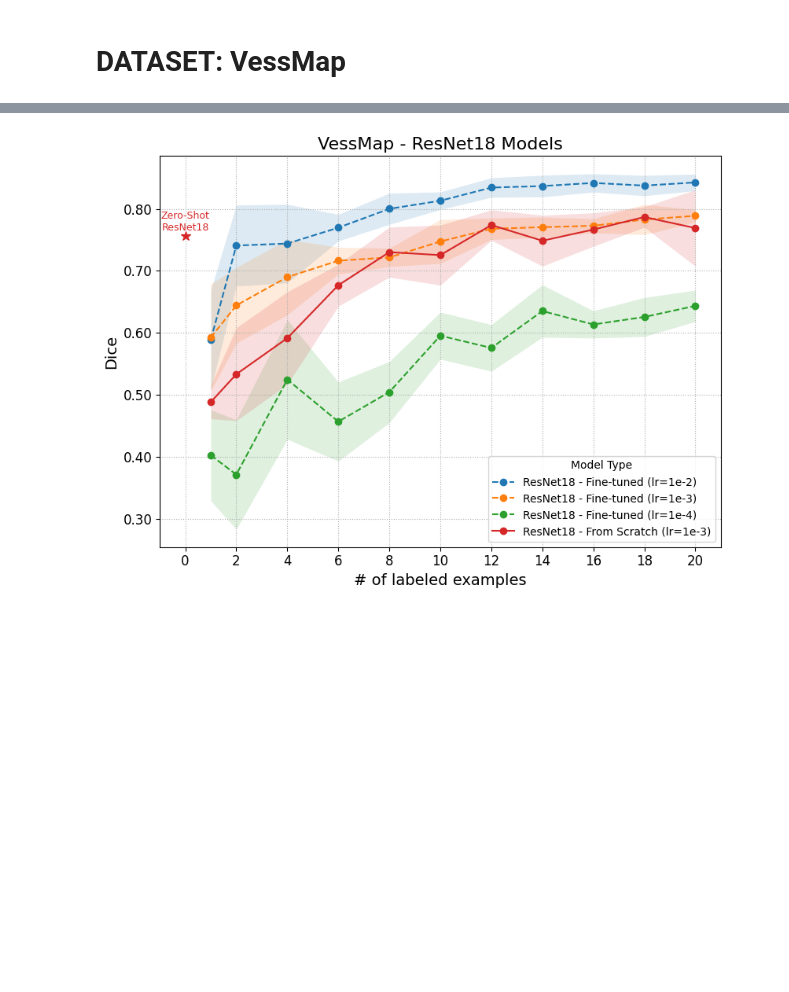
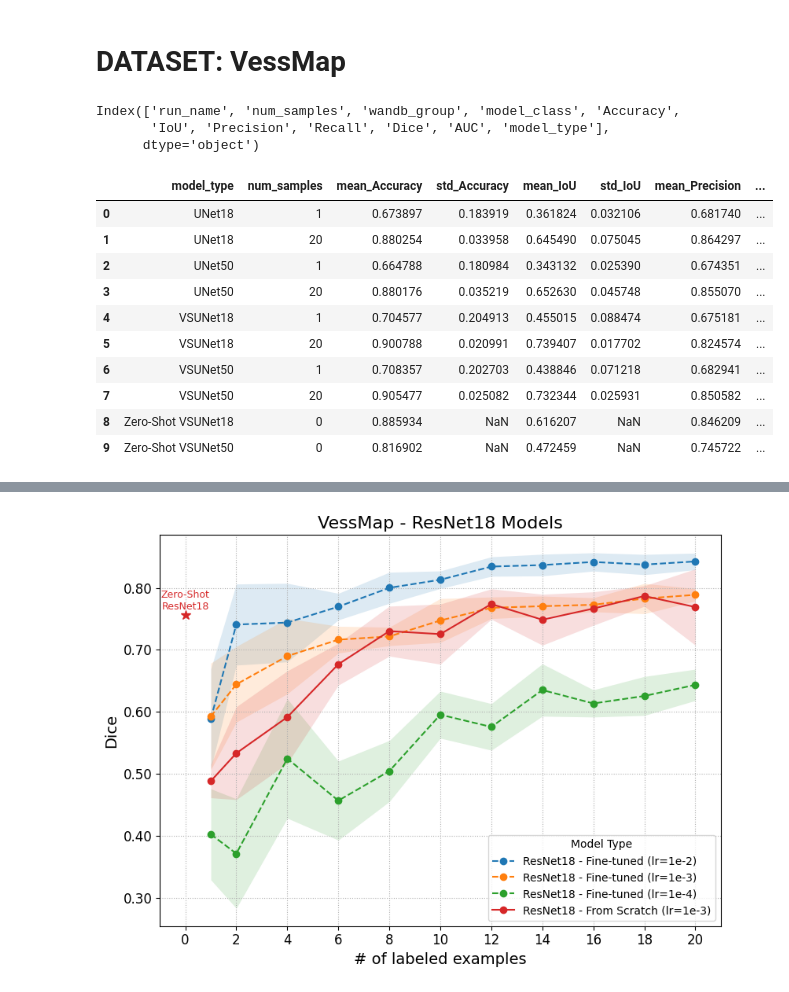
Before and after one commit to galvaowesley/vess-shape-experiments, a Jupyter notebook: 04_evaluation/models_evalation.ipynb, the cells around one changed output, grey strips where cells are left out. Drawn from its saved outputs; the diff is of its cells as text; code cells hidden in the pictures; blank space fills up the shorter version.

```diff
--- a/04_evaluation/models_evalation.ipynb
+++ b/04_evaluation/models_evalation.ipynb
@@ -40,22 +37,22 @@ vessmap_rnet_zeroshot = pd.read_csv(os.path.join(vessmap_zeroshot_path, 'zero_sh
 vessmap_rnet18_zeroshot = vessmap_rnet_zeroshot.loc[vessmap_rnet_zeroshot['model_class']=='resnet18_unet'].copy()
 vessmap_rnet50_zeroshot = vessmap_rnet_zeroshot.loc[vessmap_rnet_zeroshot['model_class']=='resnet50_unet'].copy()
 
-vessmap_rnet18_ft_lr_1e2['model_type'] = 'ResNet18 - Fine-tuned'
-vessmap_rnet18_ft_lr_1e3['model_type'] = 'ResNet18 - Fine-tuned'
-vessmap_rnet18_ft_lr_1e4['model_type'] = 'ResNet18 - Fine-tuned'
+vessmap_rnet18_ft_lr_1e2['model_type'] = 'VSUNet18'
+vessmap_rnet18_ft_lr_1e3['model_type'] = 'VSUNet18'
+vessmap_rnet18_ft_lr_1e4['model_type'] = 'VSUNet18'
 
-vessmap_rnet50_ft_lr_1e2['model_type'] = 'ResNet50 - Fine-tuned'
-vessmap_rnet50_ft_lr_1e3['model_type'] = 'ResNet50 - Fine-tuned'
-vessmap_rnet50_ft_lr_1e4['model_type'] = 'ResNet50 - Fine-tuned'
+vessmap_rnet50_ft_lr_1e2['model_type'] = 'VSUNet50'
+vessmap_rnet50_ft_lr_1e3['model_type'] = 'VSUNet50'
+vessmap_rnet50_ft_lr_1e4['model_type'] = 'VSUNet50'
 
-vessmap_rnet50_scratch['model_type'] = 'ResNet50 - From Scratch'
-vessmap_rnet18_scratch['model_type'] = 'ResNet18 - From Scratch'
+vessmap_rnet50_scratch['model_type'] = 'UNet50'
+vessmap_rnet18_scratch['model_type'] = 'UNet18'
 
-vessmap_rnet50_zeroshot['model_type'] = 'Zero-Shot ResNet50'
-vessmap_rnet18_zeroshot['model_type'] = 'Zero-Shot ResNet18'
+vessmap_rnet50_zeroshot['model_type'] = 'Zero-Shot VSUNet50'
+vessmap_rnet18_zeroshot['model_type'] = 'Zero-Shot VSUNet18'
 
 
-all_results_vessmap = pd.concat([
+best_results_vessmap = pd.concat([
     vessmap_rnet18_ft_lr_1e2,
     vessmap_rnet50_ft_lr_1e3,
     vessmap_rnet50_scratch,
@@ -63,19 +60,3 @@ all_results_vessmap = pd.concat([
     vessmap_rnet50_zeroshot,
     vessmap_rnet18_zeroshot
 ])
-
-all_resnet18_vessmap = pd.concat([
-    vessmap_rnet18_ft_lr_1e2,
-    vessmap_rnet18_ft_lr_1e3,
-    vessmap_rnet18_ft_lr_1e4,
-    vessmap_rnet18_scratch,
-    vessmap_rnet18_zeroshot
-])
-
-all_resnet50_vessmap = pd.concat([
-    vessmap_rnet50_ft_lr_1e2,
-    vessmap_rnet50_ft_lr_1e3,
-    vessmap_rnet50_ft_lr_1e4,
-    vessmap_rnet50_scratch,
-    vessmap_rnet50_zeroshot
-])
@@ -84,2 +66,25 @@ all_results_vessmap.to_csv('all_inferences_results_on_vessmap.csv', index=False)
+# %%
+best_results_vessmap.columns
+# %% [output]
+Index(['run_name', 'num_samples', 'wandb_group', 'model_class', 'Accuracy',
+       'IoU', 'Precision', 'Recall', 'Dice', 'AUC', 'model_type'],
+      dtype='object')
+# %%
+best_results_vessmap_filtered = best_results_vessmap[best_results_vessmap['num_samples'].isin([0, 1, 20])].copy()
+vessmap_results_summary = get_experiments_grouped_stats(best_results_vessmap_filtered, [ 'model_type', 'num_samples'], ['Accuracy','IoU', 'Precision', 'Recall', 'Dice', 'AUC'])
+vessmap_results_summary.to_csv('vessmap_results_summary.csv', index=False)
+vessmap_results_summary
+# %% [output]
+|  | model_type | num_samples | mean_Accuracy | std_Accuracy | mean_IoU | std_IoU | mean_Precision | ... |
+| 0 | UNet18 | 1 | 0.673897 | 0.183919 | 0.361824 | 0.032106 | 0.681740 | ... |
+| 1 | UNet18 | 20 | 0.880254 | 0.033958 | 0.645490 | 0.075045 | 0.864297 | ... |
+| 2 | UNet50 | 1 | 0.664788 | 0.180984 | 0.343132 | 0.025390 | 0.674351 | ... |
+| 3 | UNet50 | 20 | 0.880176 | 0.035219 | 0.652630 | 0.045748 | 0.855070 | ... |
+| 4 | VSUNet18 | 1 | 0.704577 | 0.204913 | 0.455015 | 0.088474 | 0.675181 | ... |
+| 5 | VSUNet18 | 20 | 0.900788 | 0.020991 | 0.739407 | 0.017702 | 0.824574 | ... |
+| 6 | VSUNet50 | 1 | 0.708357 | 0.202703 | 0.438846 | 0.071218 | 0.682941 | ... |
+| 7 | VSUNet50 | 20 | 0.905477 | 0.025082 | 0.732344 | 0.025931 | 0.850582 | ... |
+| 8 | Zero-Shot VSUNet18 | 0 | 0.885934 | NaN | 0.616207 | NaN | 0.846209 | ... |
+| 9 | Zero-Shot VSUNet50 | 0 | 0.816902 | NaN | 0.472459 | NaN | 0.745722 | ... |
 # %%
 custom_styles = {
```
Also changed, not shown: parts of 10 cells of this notebook, 1 other file.
